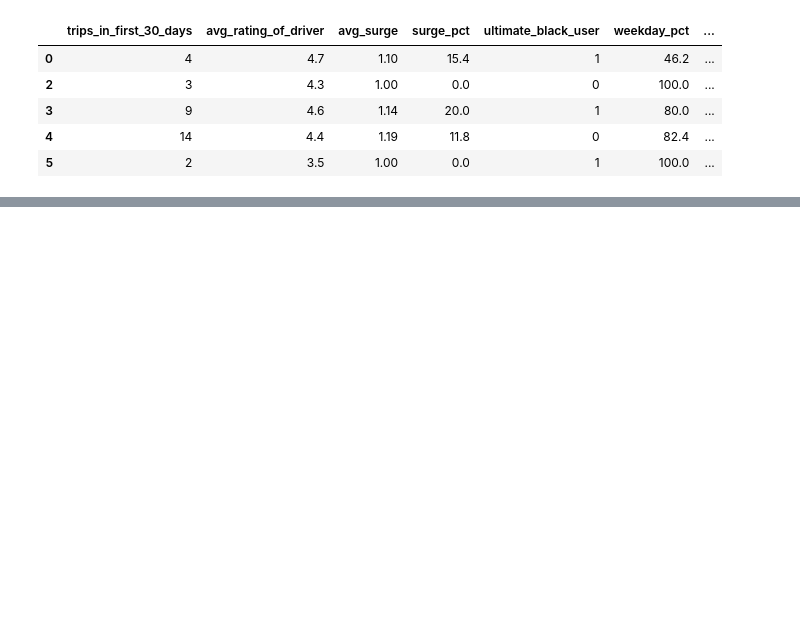
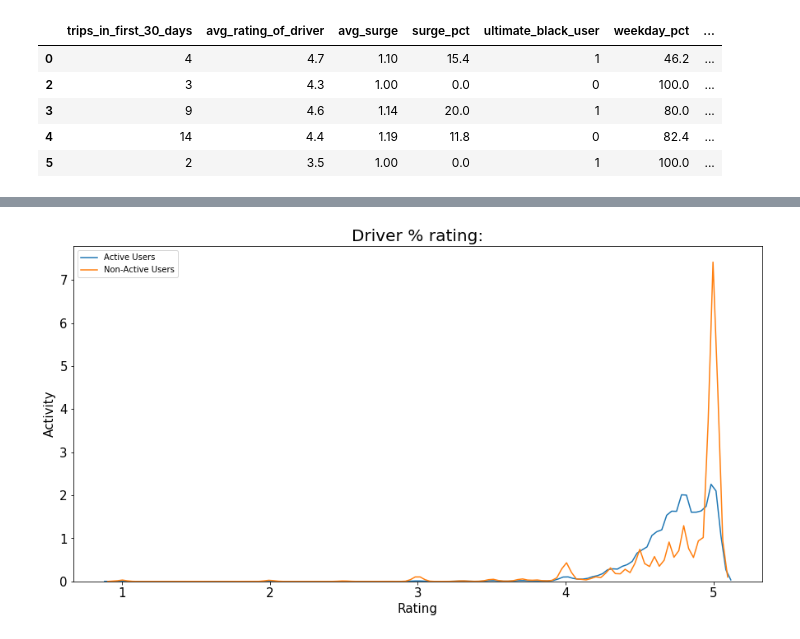
Before and after one commit to CJL89/Ultimate_Take_Home_Challenge, a Jupyter notebook: Ultimate_Take_Home_Challenge.ipynb, the cells around one changed output, grey strips where cells are left out. Saved outputs shown, nothing was run; the diff lists cells and outputs as text; code cells hidden in the pictures; blank space fills up the shorter version.

```diff
--- a/Ultimate_Take_Home_Challenge.ipynb
+++ b/Ultimate_Take_Home_Challenge.ipynb
@@ -370,0 +472,11 @@ ValueError: Input contains NaN, infinity or a value too large for dtype('float64
+# %%
+sns.distplot(active_users['avg_rating_by_driver'], hist=False, kde_kws={"label": "Active Users"});
+sns.distplot(non_active_users['avg_rating_by_driver'], hist=False, kde_kws={"label": "Non-Active Users"});
+plt.title('Driver % rating:', size=20)
+plt.xticks(size=15)
+plt.yticks(size=15)
+plt.xlabel("Rating", size=15)
+plt.ylabel('Activity', size=15)
+plt.show()
+# %% [output]
+[figure, added]
```
Also changed, not shown: parts of 18 cells of this notebook.
